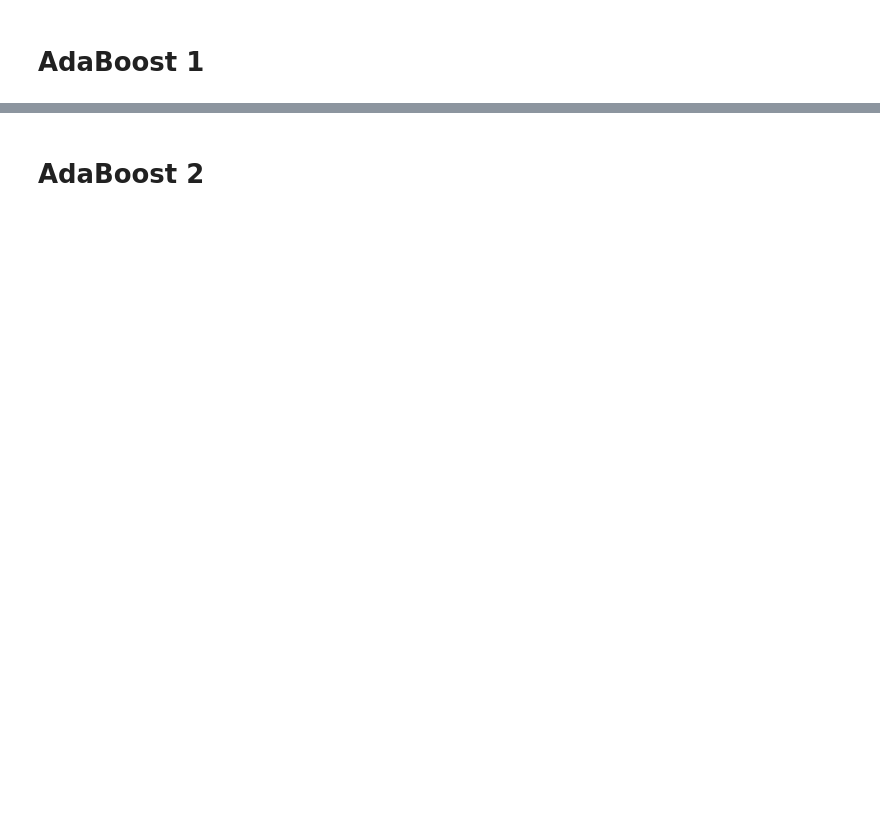
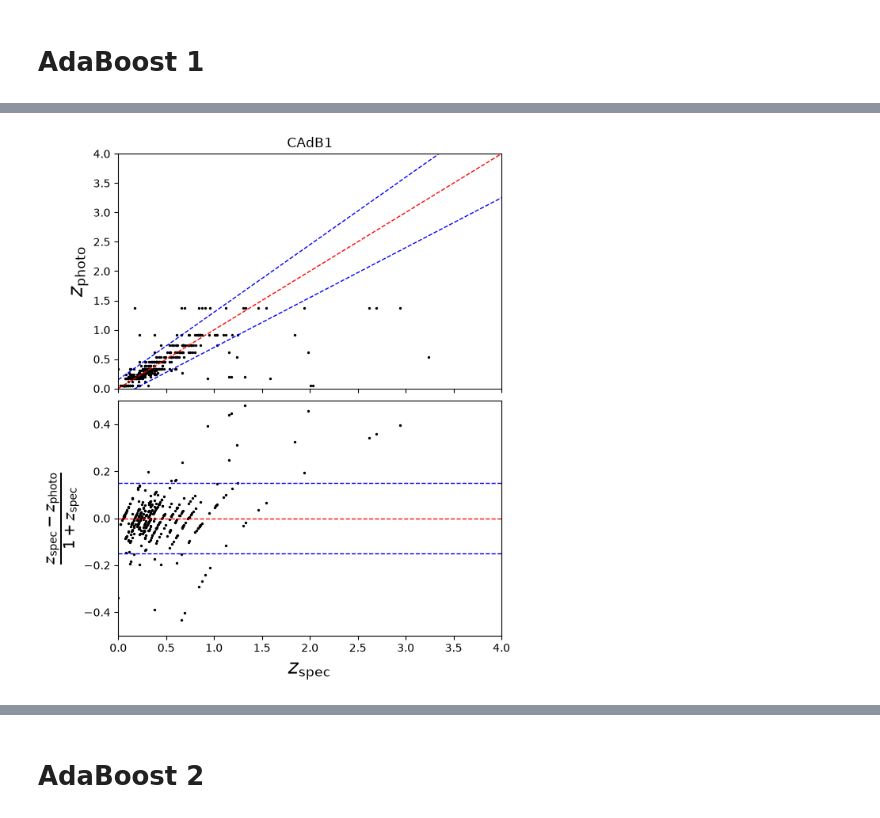
Before and after one commit to arsanjeevk/redshift-estimation-knn, a Jupyter notebook: source_code/adaboost.ipynb, the cells around one changed output, grey strips where cells are left out. Drawn from its saved outputs; the diff is of its cells as text; code cells hidden in the pictures; blank space fills up the shorter version.

Commit message:
update xgb, adab and results file

```diff
--- a/source_code/adaboost.ipynb
+++ b/source_code/adaboost.ipynb
@@ -25,2 +22,94 @@ from redshift_fn import eta_015
 # %% [markdown]
 # AdaBoost 1
+# %%
+file_path = "/home/sk/Projects/Astrophysics/data/ATLAS.csv"
+
+# Load data and split
+X_train, X_test, y_train, y_test, test_indices, y = training_set_1(file_path)
+
+# Create 15 bins
+y_all = np.concatenate([y_train, y_test])
+y_all_binned, bin_edges, bin_values = binDataFunc(y_all.copy(), 15)
+
+n_train = len(y_train)
+y_train_binned = y_all_binned[:n_train]
+y_test_binned = y_all_binned[n_train:]
+
+# Convert binned redshifts to integer class labels
+y_train_class = np.searchsorted(bin_values, y_train_binned).astype(int)
+y_test_class = np.searchsorted(bin_values, y_test_binned).astype(int)
+
+print("Number of classes:", len(bin_values))
+print("Training classes:", np.unique(y_train_class))
+print("Testing classes:", np.unique(y_test_class))
+
+# AdaBoost
+ada = AdaBoostClassifier(
+    estimator=DecisionTreeClassifier(random_state=42),
+    random_state=42
+)
+
+param_grid = {
+    "n_estimators": [50, 100, 500, 1000, 1500],
+    "learning_rate": [0.0001, 0.001, 0.01, 0.1, 1.0],
+    "estimator__max_depth": [1, 2, 3]
+}
+
+# Stratified 10-fold cross-validation
+kfold = StratifiedKFold(
+    n_splits=10,
+    random_state=10,
+    shuffle=True
+)
+
+# GridSearchCV based on classification accuracy
+grid_search = GridSearchCV(
+    estimator=ada,
+    param_grid=param_grid,
+    cv=kfold,
+    scoring="accuracy",
+    n_jobs=-1,
+    refit=True,
+    verbose=1
+)
+
+grid_search.fit(X_train, y_train_class)
+
+# Best model based on CV accuracy
+best_model = grid_search.best_estimator_
+
+print("\nGridSearchCV Results")
+print("Best CV accuracy:", grid_search.best_score_)
+print("Best parameters:", grid_search.best_params_)
+
+# Predict test classes
+predicted_class = best_model.predict(X_test)
+
+# Convert predicted classes to representative redshift values
+bin_values = np.asarray(bin_values)
+y_pred = bin_values[predicted_class]
+
+# Convert to arrays
+y_test = np.asarray(y_test, dtype=np.float32)
+y_pred = np.asarray(y_pred, dtype=np.float32)
+
+# Classification accuracy
+accuracy = np.mean(y_test_class == predicted_class)
+
+print(f"\nCAdB1 Results")
+print(f"Accuracy: {accuracy:.4f}")
+
+# Calculate eta_0.15, eta_2sigma, sigma and sigma_NMAD
+classification_results(
+    y_test,
+    y_pred,
+    test_name="CAdB1"
+)
+
+# Plot classification scatter graph
+plot_classification_scatter(
+    y_test,
+    y_pred,
+    title="CAdB1"
+)
+# %% [output]
@@ -27 +133,2 @@ from redshift_fn import eta_015
+[figure, added]
 # %%
```
Also changed, not shown: parts of 6 cells of this notebook, 2 other files.
